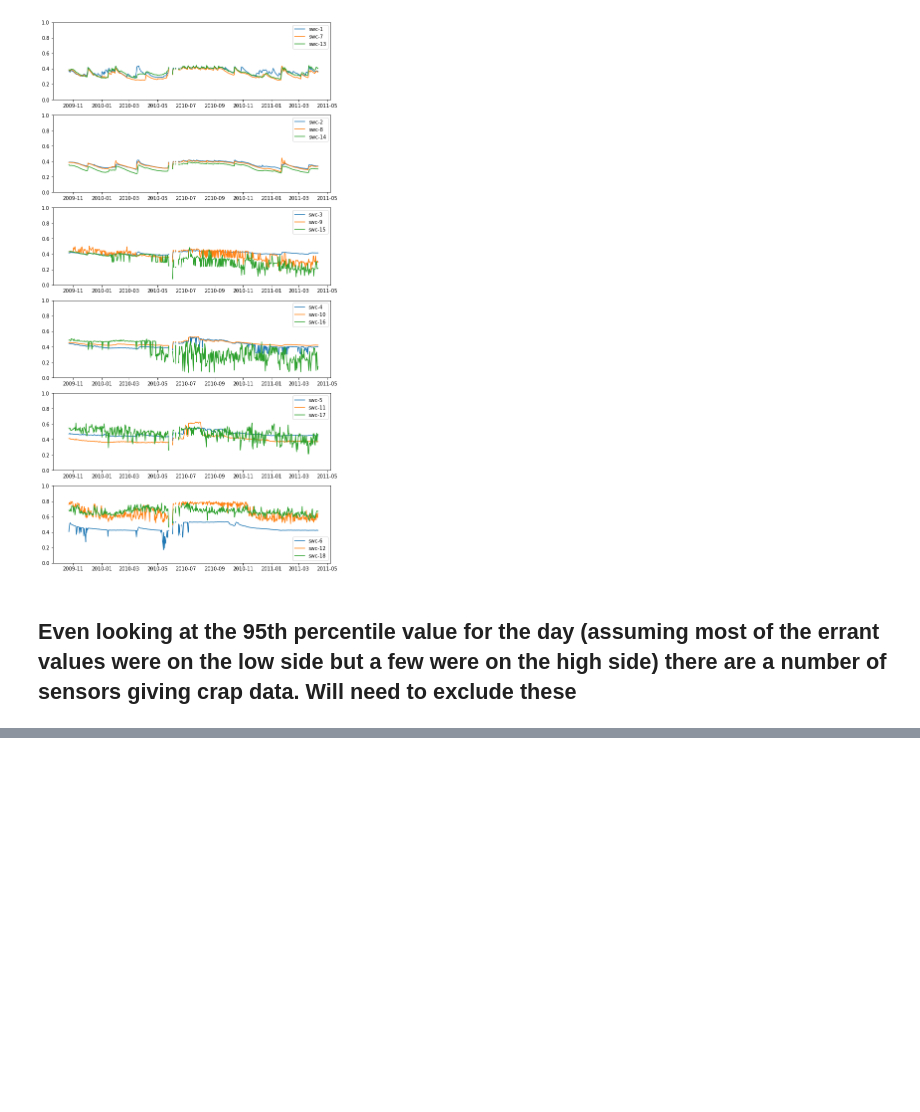
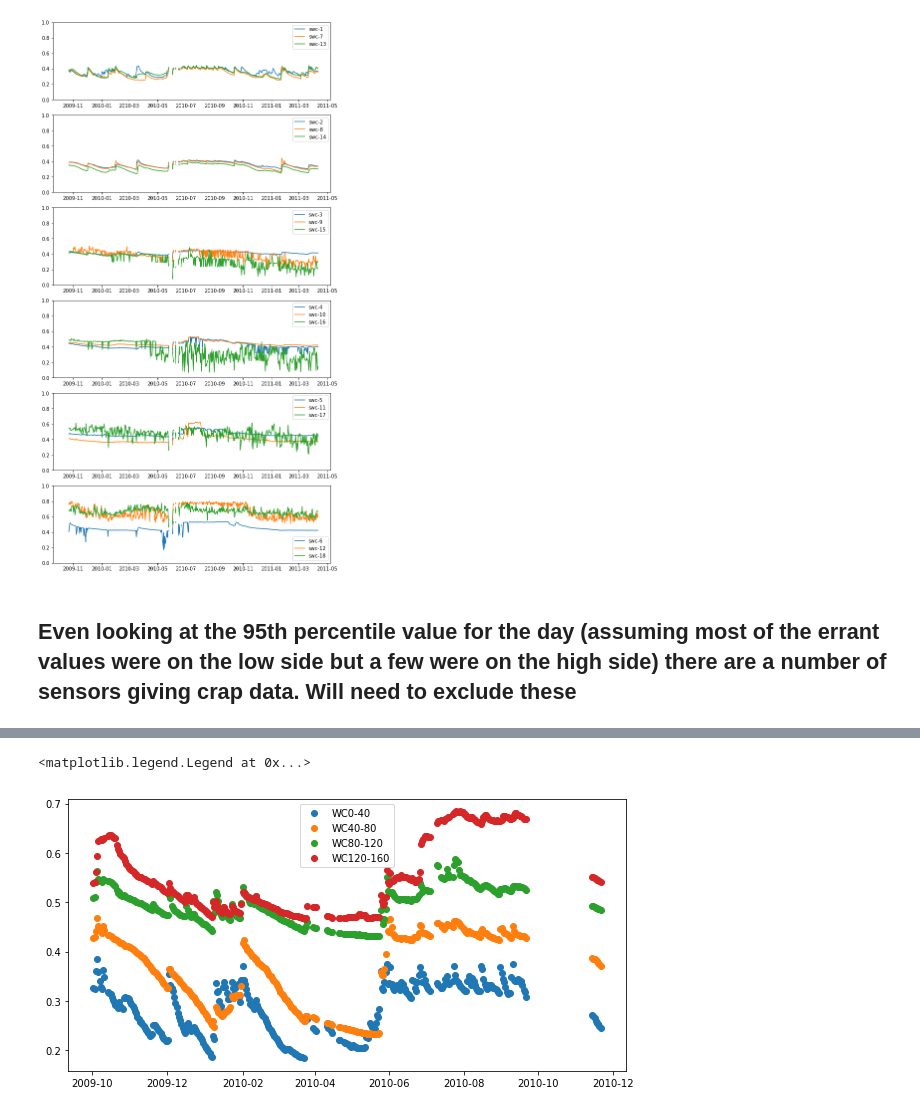
Before and after one commit to HamishBrownPFR/PerennialCrops, a Jupyter notebook: Apple/SWCanalysis.ipynb, the cells around one changed output, grey strips where cells are left out. Saved outputs shown, nothing was run; the diff lists cells and outputs as text; code cells hidden in the pictures; blank space fills up the shorter version.

```diff
--- a/Apple/SWCanalysis.ipynb
+++ b/Apple/SWCanalysis.ipynb
@@ -78,0 +126,26 @@ DailyData.plot(figsize=(10,5),style='o')
+# %%
+TallDailyData = pd.DataFrame(index = Data.loc['Tall',:].resample('D').mean().index,
+                        columns = ['SW(1)','SW(2)','SW(3)','SW(4)'])
+depthLabels = pd.DataFrame(index = TallDailyData.columns,
+                           data = ['WC0-40','WC40-80','WC80-120','WC120-160'],
+                           columns = ['lab'])
+def SetData(layer, s, use):
+    R1 = 'swc-' + str(s)
+    R2 = 'swc-' + str(s+1)
+    R3 = 'swc-' + str(s+2)
+    R4 = 'swc-' + str(s+3)
+    Daily = Data.loc['Tall',(R1,R2,R3,R4)].resample('d').apply(lambda x: x.quantile(0.9))
+    TallDailyData.loc[:,layer] = Daily.iloc[:,use].mean(axis=1)
+
+SetData('SW(1)', 1, [0,1,2,3])
+SetData('SW(2)', 5, [0,1,2,3])
+SetData('SW(3)', 9, [0,1,2,3])
+SetData('SW(4)', 13, [0,1,2,3])
+
+Fig = plt.figure(figsize=(10,5))
+for d in TallDailyData.columns:
+    plt.plot(TallDailyData.loc[:,d],'o',label=depthLabels.loc[d,'lab'])
+plt.legend()
+# %% [output]
+<matplotlib.legend.Legend at 0x...>
+[figure, added]
```
Also changed, not shown: parts of 14 cells of this notebook, 8 other files.
